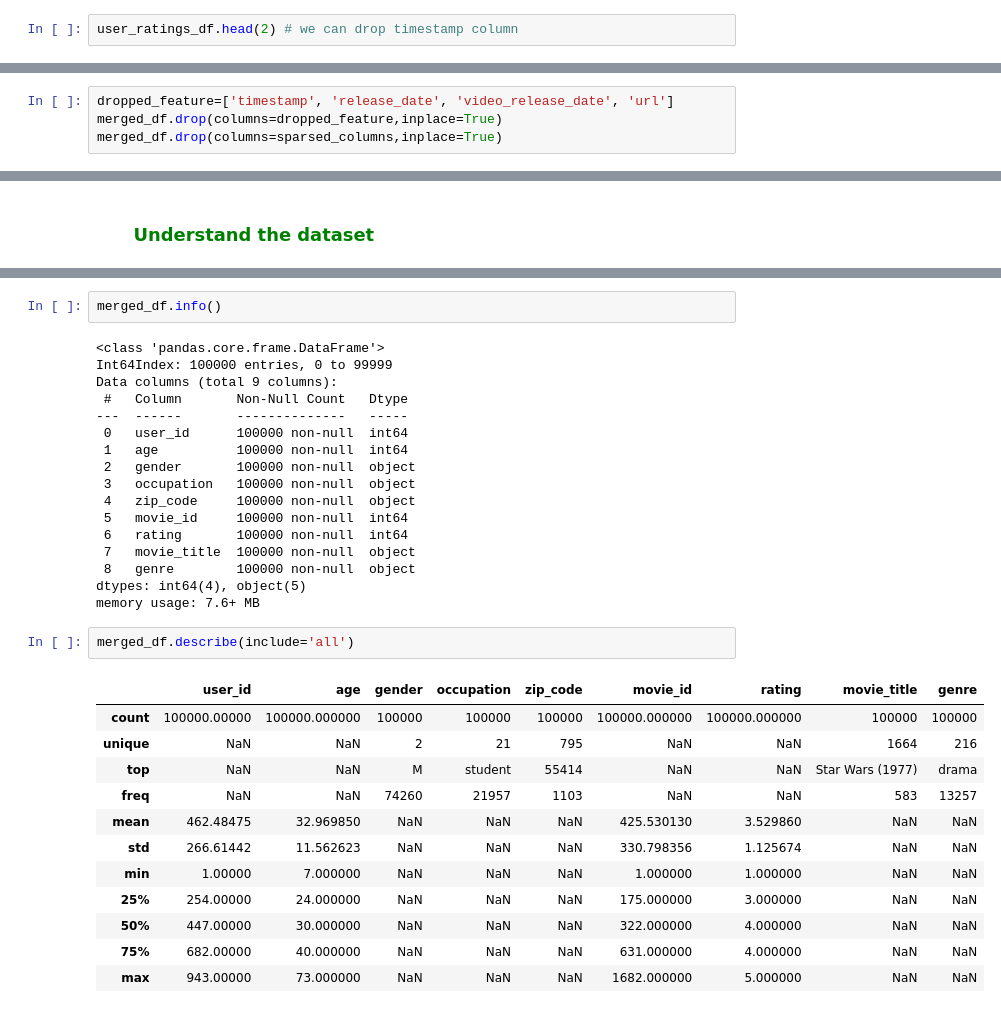
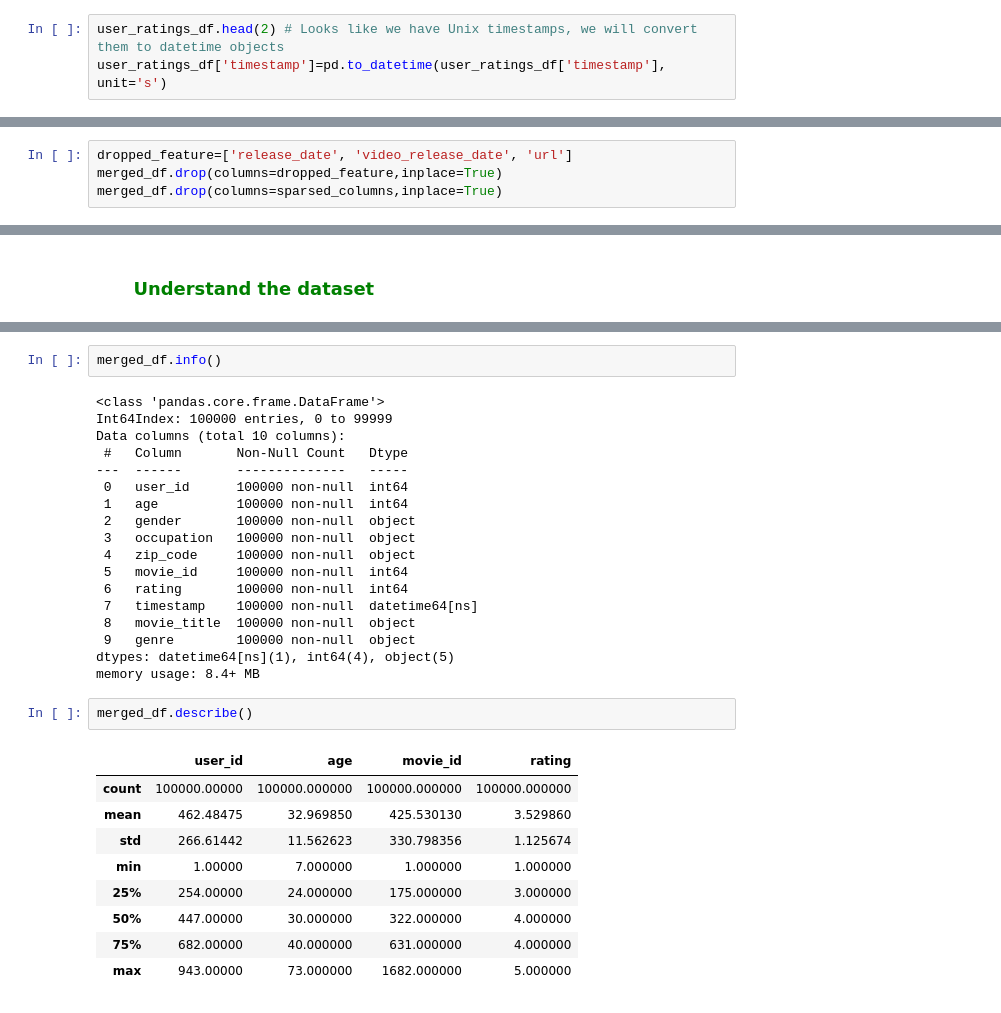
Before and after one commit to TanusreeDas/machine-learning-with-python, a Jupyter notebook: notebooks/collaborative_recommender_system-movies.ipynb, the cells around one changed output, grey strips where cells are left out. Saved outputs shown, nothing was run; the diff lists cells and outputs as text.

```diff
--- a/notebooks/collaborative_recommender_system-movies.ipynb
+++ b/notebooks/collaborative_recommender_system-movies.ipynb
@@ -93,4 +89,5 @@ users_df.head(2)
 | 0 | 1 | 24 | M | technician | 85711 |
 | 1 | 2 | 53 | F | other | 94043 |
 # %%
-user_ratings_df.head(2) # we can drop timestamp column
+user_ratings_df.head(2) # Looks like we have Unix timestamps, we will convert them to datetime objects
+user_ratings_df['timestamp']=pd.to_datetime(user_ratings_df['timestamp'], unit='s')
@@ -146,7 +139,7 @@ merged_df['genre'] = merged_df[sparsed_columns].apply(lambda x: ','.join([col fo
 # %% [markdown]
 <h3> <span style="color:green;">&nbsp;&nbsp;&nbsp;&nbsp;&nbsp;&nbsp;Drop Unnecessary Columns</span></h3>
 # %%
-dropped_feature=['timestamp', 'release_date', 'video_release_date', 'url']
+dropped_feature=['release_date', 'video_release_date', 'url']
 merged_df.drop(columns=dropped_feature,inplace=True)
 merged_df.drop(columns=sparsed_columns,inplace=True)
 # %% [markdown]
@@ -177,7 +189,7 @@ merged_df.info()
 # %% [output]
 <class 'pandas.core.frame.DataFrame'>
 Int64Index: 100000 entries, 0 to 99999
-Data columns (total 9 columns):
+Data columns (total 10 columns):
  #   Column       Non-Null Count   Dtype
 ---  ------       --------------   -----
  0   user_id      100000 non-null  int64
@@ -187,25 +199,23 @@ Data columns (total 9 columns):
  4   zip_code     100000 non-null  object
  5   movie_id     100000 non-null  int64
  6   rating       100000 non-null  int64
- 7   movie_title  100000 non-null  object
- 8   genre        100000 non-null  object
-dtypes: int64(4), object(5)
-memory usage: 7.6+ MB
+ 7   timestamp    100000 non-null  datetime64[ns]
+ 8   movie_title  100000 non-null  object
+ 9   genre        100000 non-null  object
+dtypes: datetime64[ns](1), int64(4), object(5)
+memory usage: 8.4+ MB
 # %%
-merged_df.describe(include='all')
+merged_df.describe()
 # %% [output]
-|  | user_id | age | gender | occupation | zip_code | movie_id | rating | movie_title | genre |
-| count | 100000.00000 | 100000.000000 | 100000 | 100000 | 100000 | 100000.000000 | 100000.000000 | 100000 | 100000 |
-| unique | NaN | NaN | 2 | 21 | 795 | NaN | NaN | 1664 | 216 |
-| top | NaN | NaN | M | student | 55414 | NaN | NaN | Star Wars (1977) | drama |
-| freq | NaN | NaN | 74260 | 21957 | 1103 | NaN | NaN | 583 | 13257 |
-| mean | 462.48475 | 32.969850 | NaN | NaN | NaN | 425.530130 | 3.529860 | NaN | NaN |
-| std | 266.61442 | 11.562623 | NaN | NaN | NaN | 330.798356 | 1.125674 | NaN | NaN |
-| min | 1.00000 | 7.000000 | NaN | NaN | NaN | 1.000000 | 1.000000 | NaN | NaN |
-| 25% | 254.00000 | 24.000000 | NaN | NaN | NaN | 175.000000 | 3.000000 | NaN | NaN |
-| 50% | 447.00000 | 30.000000 | NaN | NaN | NaN | 322.000000 | 4.000000 | NaN | NaN |
-| 75% | 682.00000 | 40.000000 | NaN | NaN | NaN | 631.000000 | 4.000000 | NaN | NaN |
-| max | 943.00000 | 73.000000 | NaN | NaN | NaN | 1682.000000 | 5.000000 | NaN | NaN |
+|  | user_id | age | movie_id | rating |
+| count | 100000.00000 | 100000.000000 | 100000.000000 | 100000.000000 |
+| mean | 462.48475 | 32.969850 | 425.530130 | 3.529860 |
+| std | 266.61442 | 11.562623 | 330.798356 | 1.125674 |
+| min | 1.00000 | 7.000000 | 1.000000 | 1.000000 |
+| 25% | 254.00000 | 24.000000 | 175.000000 | 3.000000 |
+| 50% | 447.00000 | 30.000000 | 322.000000 | 4.000000 |
+| 75% | 682.00000 | 40.000000 | 631.000000 | 4.000000 |
+| max | 943.00000 | 73.000000 | 1682.000000 | 5.000000 |
 # %%
 merged_df.isnull().sum() #Check for missing values
 # %% [output]
```
Also changed, not shown: parts of 52 cells of this notebook.
